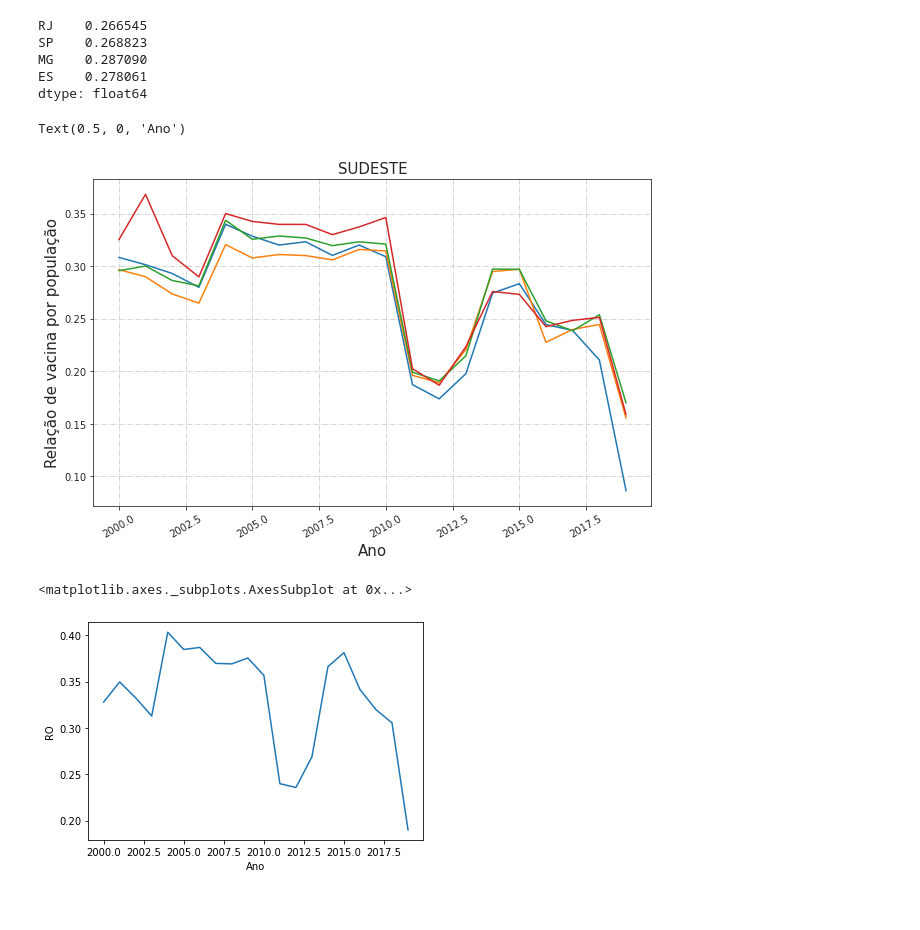
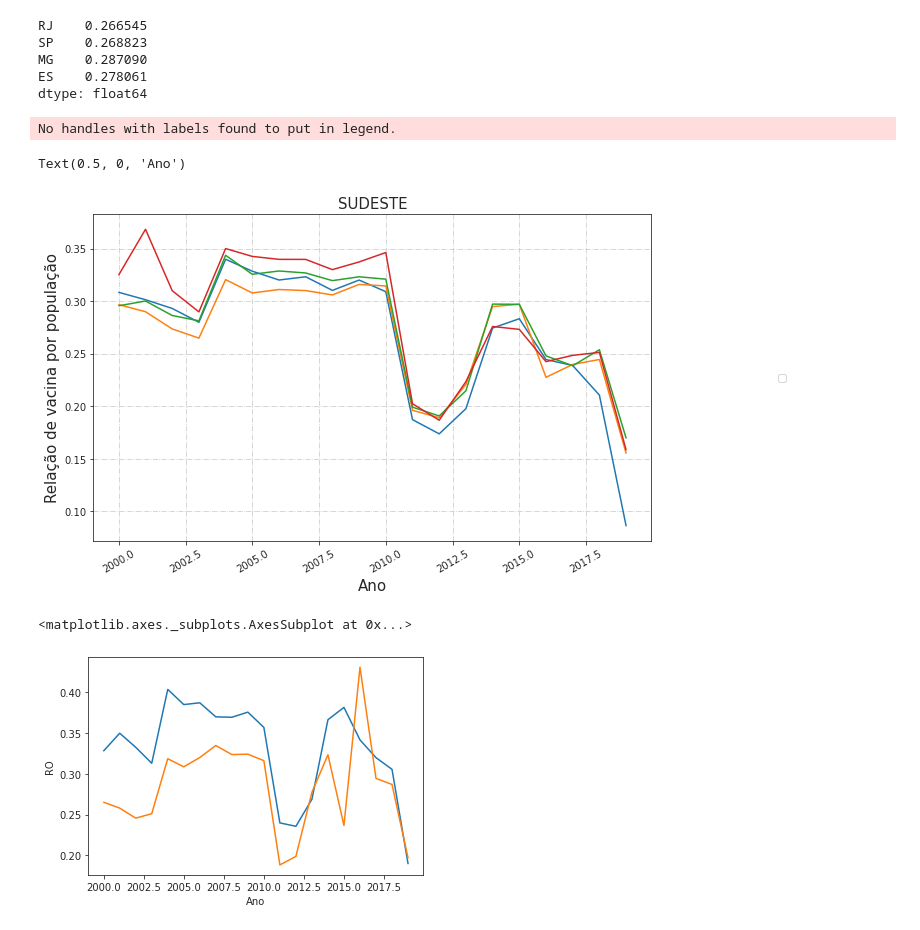
Before and after one commit to ricardosaj/Bootcamp-Data-Science-Alura, a Jupyter notebook: SuperDesafioModulo02.ipynb, the cells around one changed output. Drawn from its saved outputs; the diff is of its cells as text; code cells hidden in the pictures.

```diff
--- a/SuperDesafioModulo02.ipynb
+++ b/SuperDesafioModulo02.ipynb
@@ -251,21 +251,24 @@ dtype: float64
 # %%
 sns.set_style("ticks") #escolhe o estilo como ticks
 plt.figure(figsize=(10,6))
-ax = sns.lineplot(data=df_sudeste_pop, x=df_sudeste_pop.index, y='RJ', palette = color_palette_by_values("rocket_r", df_sudeste_pop['SP']))
-ax2 = sns.lineplot(data=df_sudeste_pop, x=df_sudeste_pop.index, y='SP', palette = color_palette_by_values("rocket_r", df_sudeste_pop['SP']))
-ax3 = sns.lineplot(data=df_sudeste_pop, x=df_sudeste_pop.index, y='ES', palette = color_palette_by_values("rocket_r", df_sudeste_pop['ES']))
-ax4 = sns.lineplot(data=df_sudeste_pop, x=df_sudeste_pop.index, y='MG', palette = color_palette_by_values("rocket_r", df_sudeste_pop['MG']))
+ax = sns.lineplot(data=df_sudeste_pop, x=df_sudeste_pop.index, y='RJ' )
+ax2 = sns.lineplot(data=df_sudeste_pop, x=df_sudeste_pop.index, y='SP')
+ax3 = sns.lineplot(data=df_sudeste_pop, x=df_sudeste_pop.index, y='ES')
+ax4 = sns.lineplot(data=df_sudeste_pop, x=df_sudeste_pop.index, y='MG')
 plt.title("SUDESTE", fontsize=15)
 plt.xticks(rotation=30)
 plt.grid(b = True, axis = 'y', ls = '-.')
 plt.grid(b = True, axis = 'x', ls = '-.')
+legend(loc='center right', bbox_to_anchor=(1.25, 0.5), ncol=1)
 ax.set_ylabel('Relação de vacina por população', fontsize=15)
 ax.set_xlabel('Ano', fontsize=15)
 # %% [output]
-Text(0.5, 0, 'Ano')
+No handles with labels found to put in legend.
+Text(0.5, 0, 'Ano')
-[figure, old version]
+[figure, new version]
 # %%
 sns.lineplot(data=rel_RO, x=rel_RO.index, y='RO')
+sns.lineplot(data=rel_DF, x=rel_RO.index, y='DF')
 # %% [output]
 <matplotlib.axes._subplots.AxesSubplot at 0x...>
-[figure, old version]
+[figure, new version]
```
Also changed, not shown: parts of 3 cells of this notebook.
